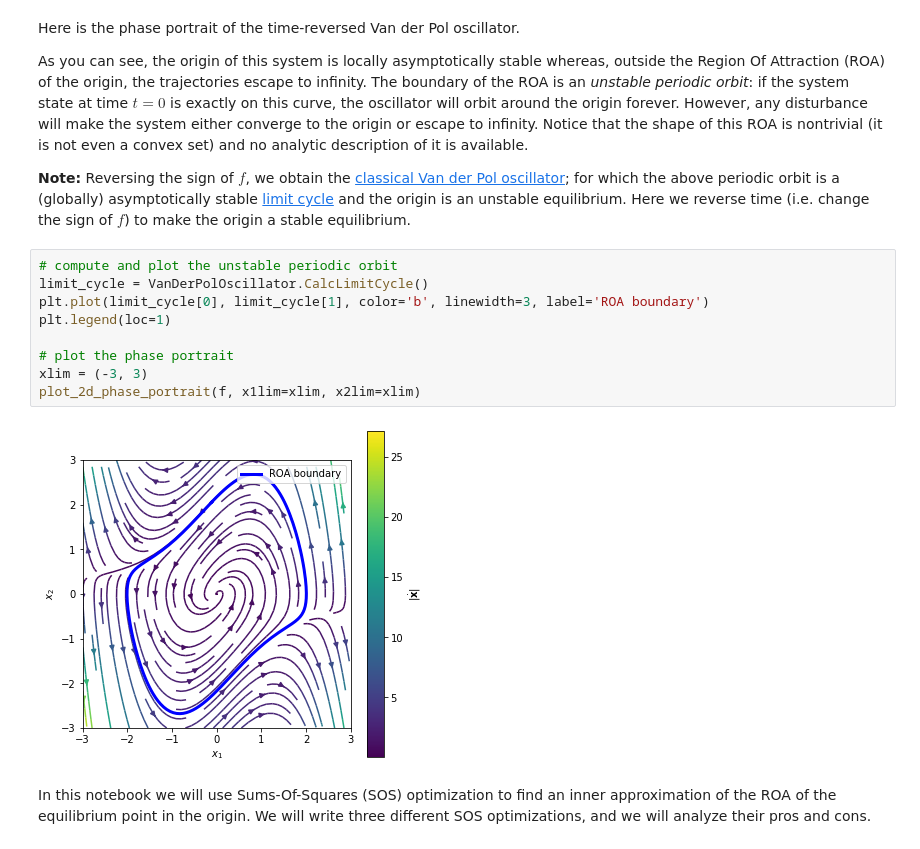
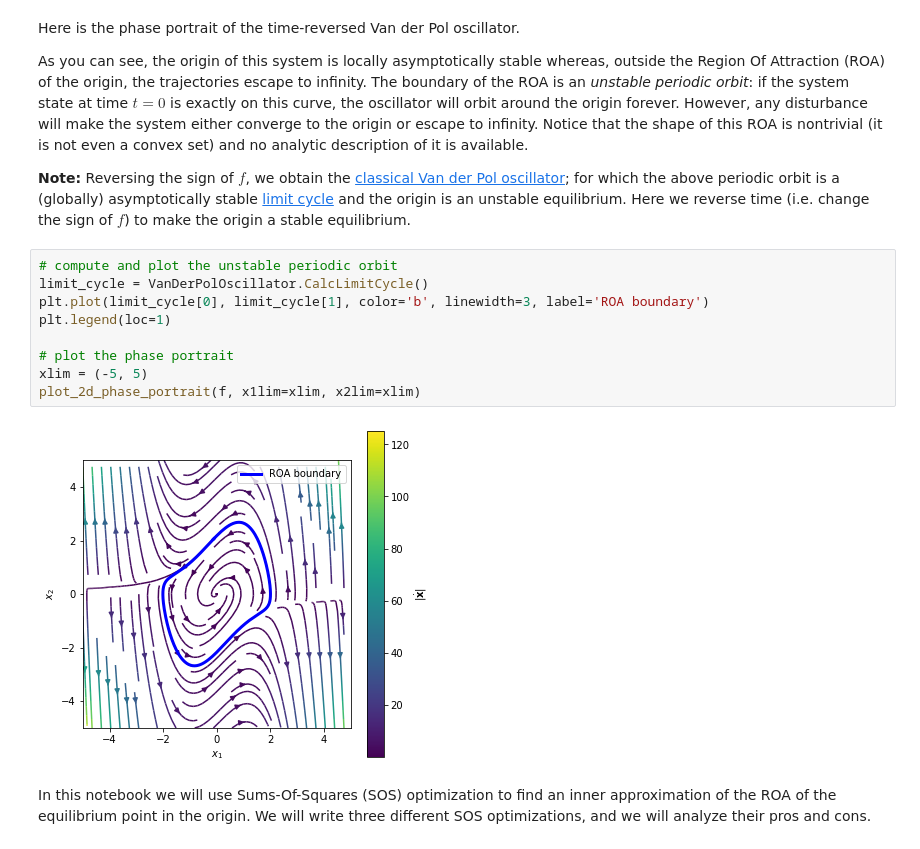
Before and after one commit to abhiagarwal-17/underactuated-edited, a Jupyter notebook: exercises/lyapunov/van_der_pol/van_der_pol.ipynb, the cells around one changed output. Cells and saved outputs as stored; diff of their text form.

```diff
--- a/exercises/lyapunov/van_der_pol/van_der_pol.ipynb
+++ b/exercises/lyapunov/van_der_pol/van_der_pol.ipynb
@@ -45,14 +45,14 @@ Here we reverse time (i.e. change the sign of $f$) to make the origin a stable e
 # %%
 # compute and plot the unstable periodic orbit
 limit_cycle = VanDerPolOscillator.CalcLimitCycle()
 plt.plot(limit_cycle[0], limit_cycle[1], color='b', linewidth=3, label='ROA boundary')
 plt.legend(loc=1)
 
 # plot the phase portrait
-xlim = (-3, 3)
+xlim = (-5, 5)
 plot_2d_phase_portrait(f, x1lim=xlim, x2lim=xlim)
 # %% [output]
-[figure, old version]
+[figure, new version]
 # %% [markdown]
 In this notebook we will use Sums-Of-Squares (SOS) optimization to find an inner approximation of the ROA of the equilibrium point in the origin.
 We will write three different SOS optimizations, and we will analyze their pros and cons.
```
Also changed, not shown: parts of 3 cells of this notebook, 16 other files.
